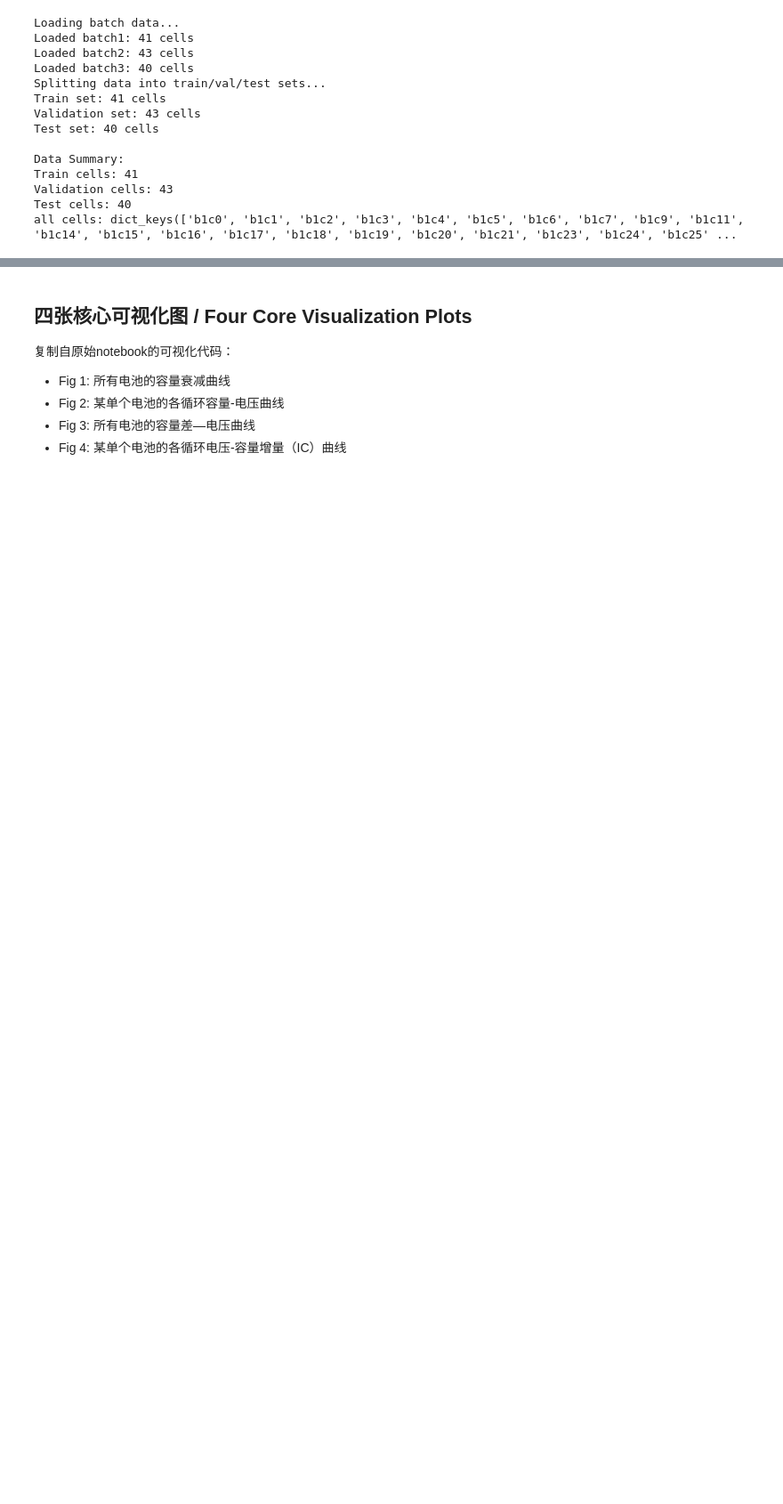
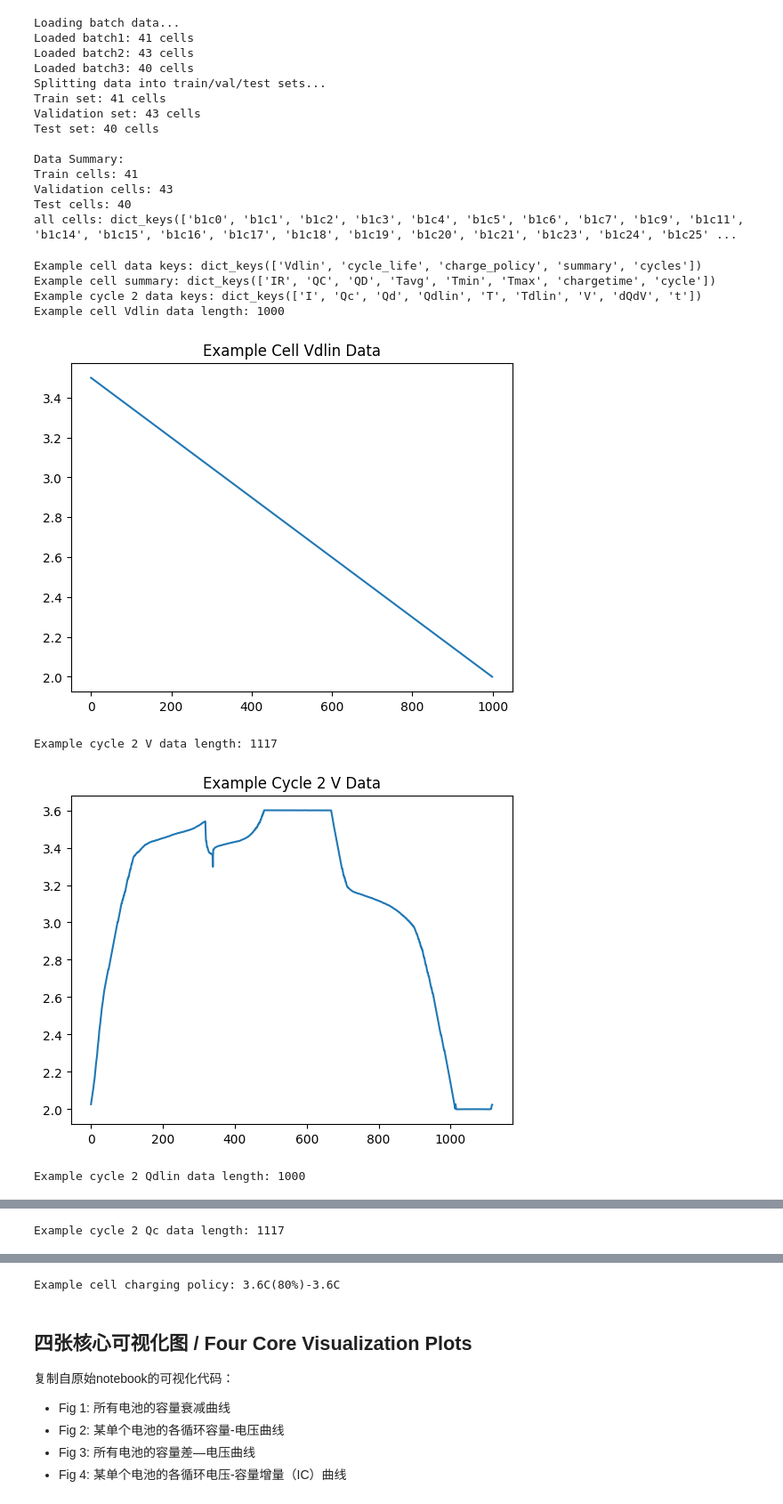
Before and after one commit to Li-Battery-dc/battery_prediction, a Jupyter notebook: data_preprocess/visualization.ipynb, the cells around one changed output, grey strips where cells are left out. Shown at 89% size. Cells and saved outputs as stored; diff of their text form; code cells hidden in the pictures; blank space fills up the shorter version.

```diff
--- a/data_preprocess/visualization.ipynb
+++ b/data_preprocess/visualization.ipynb
@@ -15,7 +15,7 @@ config = Config()
 config.BATCH1_PATH = "../Data/batch1.pkl"
 config.BATCH2_PATH = "../Data/batch2.pkl"
 config.BATCH3_PATH = "../Data/batch3.pkl"
-data_loader = BatteryDataLoader(config)
+data_loader = BatteryDataLoader(config, apply_outlier_removal=False)
 train_data, val_data, test_data = data_loader.split_data()
 all_data = data_loader.get_all_data()
 
@@ -40,3 +40,53 @@ Train cells: 41
 Validation cells: 43
 Test cells: 40
 all cells: dict_keys(['b1c0', 'b1c1', 'b1c2', 'b1c3', 'b1c4', 'b1c5', 'b1c6', 'b1c7', 'b1c9', 'b1c11', 'b1c14', 'b1c15', 'b1c16', 'b1c17', 'b1c18', 'b1c19', 'b1c20', 'b1c21', 'b1c23', 'b1c24', 'b1c25' ...
+# %%
+cell_data_example = list(all_data.values())[0]
+print(f"\nExample cell data keys: {cell_data_example.keys()}")
+
+summary = cell_data_example['summary']
+print(f"Example cell summary: {summary.keys()}")
+
+cycle_example_data = cell_data_example['cycles']['2']
+print(f"Example cycle 2 data keys: {cycle_example_data.keys()}")
+
+Vdlin = cell_data_example['Vdlin']
+print(f"Example cell Vdlin data length: {len(Vdlin)}")
+plt.plot(Vdlin)
+plt.title("Example Cell Vdlin Data")
+plt.show()
+
+
+V = cycle_example_data['V']
+print(f"Example cycle 2 V data length: {len(V)}")
+plt.plot(V)
+plt.title("Example Cycle 2 V Data")
+plt.show()
+
+Qdlin = cycle_example_data['Qdlin']
+print(f"Example cycle 2 Qdlin data length: {len(Qdlin)}")
+plt.plot(Qdlin)
+plt.title("Example Cycle 2 Qdlin Data")
+plt.show()
+
+Qc = cycle_example_data['Qc']
+print(f"Example cycle 2 Qc data length: {len(Qc)}")
+plt.title("Example Cycle 2 Qc Data")
+plt.plot(Qc)
+plt.show()
+
+charge_policy = cell_data_example['charge_policy']
+print(f"Example cell charging policy: {charge_policy}")
+
+# for cell_id, cell_data in all_data.items():
+#     charge_policy = cell_data['charge_policy']
+#     print(f"Cell ID: {cell_id}, Charging Policy: {charge_policy}")
+# %% [output]
+Example cell data keys: dict_keys(['Vdlin', 'cycle_life', 'charge_policy', 'summary', 'cycles'])
+Example cell summary: dict_keys(['IR', 'QC', 'QD', 'Tavg', 'Tmin', 'Tmax', 'chargetime', 'cycle'])
+Example cycle 2 data keys: dict_keys(['I', 'Qc', 'Qd', 'Qdlin', 'T', 'Tdlin', 'V', 'dQdV', 't'])
+Example cell Vdlin data length: 1000
+[figure, added]
+Example cycle 2 V data length: 1117
+[figure, added]
+Example cycle 2 Qdlin data length: 1000
@@ -42,0 +94 @@ all cells: dict_keys(['b1c0', 'b1c1', 'b1c2', 'b1c3', 'b1c4', 'b1c5', 'b1c6', 'b
+Example cycle 2 Qc data length: 1117
@@ -43,3 +96,4 @@ all cells: dict_keys(['b1c0', 'b1c1', 'b1c2', 'b1c3', 'b1c4', 'b1c5', 'b1c6', 'b
+Example cell charging policy: 3.6C(80%)-3.6C
 # %% [markdown]
 ## 四张核心可视化图 / Four Core Visualization Plots
 
```
Also changed, not shown: parts of 1 cell of this notebook, 6 other files.
